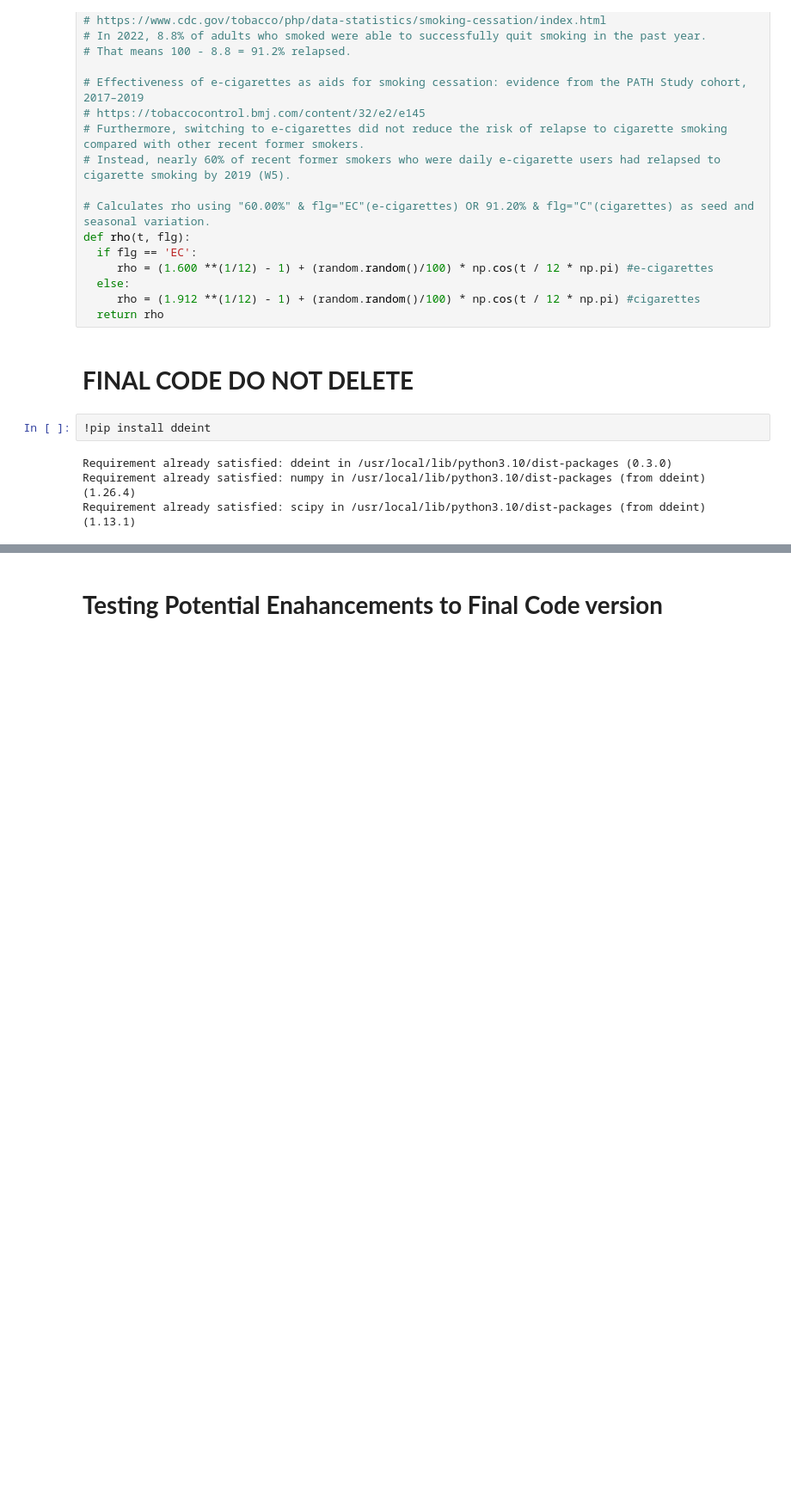
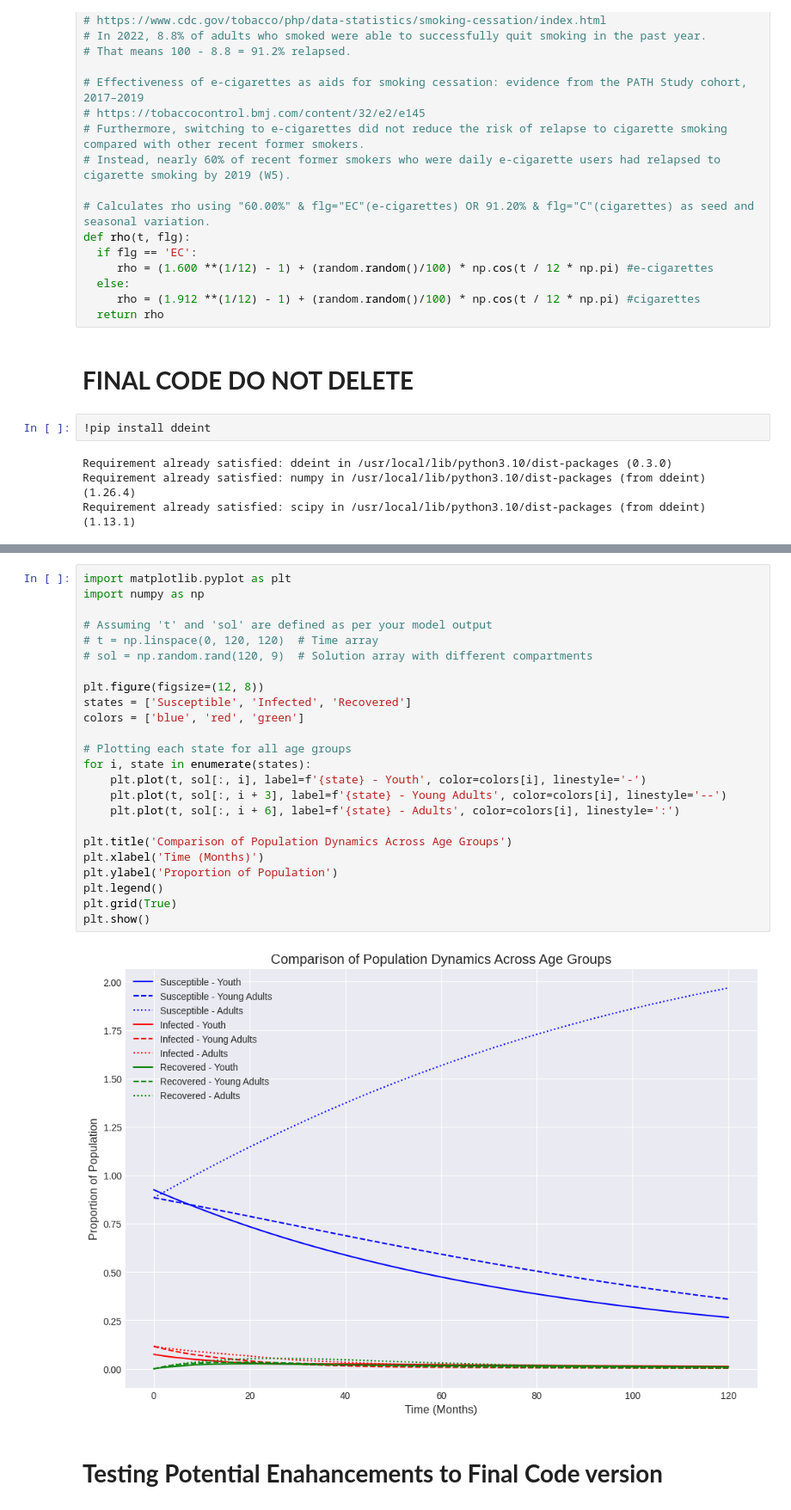
Before and after one commit to revak18/nicotine_use_mathmodel, a Jupyter notebook: NicotineUse_SIR_DDE_Model.ipynb, the cells around one changed output, grey strips where cells are left out. Shown at 86% size. Saved outputs shown, nothing was run; the diff lists cells and outputs as text; blank space fills up the shorter version.

```diff
--- a/NicotineUse_SIR_DDE_Model.ipynb
+++ b/NicotineUse_SIR_DDE_Model.ipynb
@@ -293,2 +318,28 @@ plt.show()
+# %%
+import matplotlib.pyplot as plt
+import numpy as np
+
+# Assuming 't' and 'sol' are defined as per your model output
+# t = np.linspace(0, 120, 120)  # Time array
+# sol = np.random.rand(120, 9)  # Solution array with different compartments
+
+plt.figure(figsize=(12, 8))
+states = ['Susceptible', 'Infected', 'Recovered']
+colors = ['blue', 'red', 'green']
+
+# Plotting each state for all age groups
+for i, state in enumerate(states):
+    plt.plot(t, sol[:, i], label=f'{state} - Youth', color=colors[i], linestyle='-')
+    plt.plot(t, sol[:, i + 3], label=f'{state} - Young Adults', color=colors[i], linestyle='--')
+    plt.plot(t, sol[:, i + 6], label=f'{state} - Adults', color=colors[i], linestyle=':')
+
+plt.title('Comparison of Population Dynamics Across Age Groups')
+plt.xlabel('Time (Months)')
+plt.ylabel('Proportion of Population')
+plt.legend()
+plt.grid(True)
+plt.show()
+# %% [output]
+[figure, added]
 # %% [markdown]
 # **Testing Potential Enahancements to Final Code version**
```
Also changed, not shown: parts of 4 cells of this notebook.
